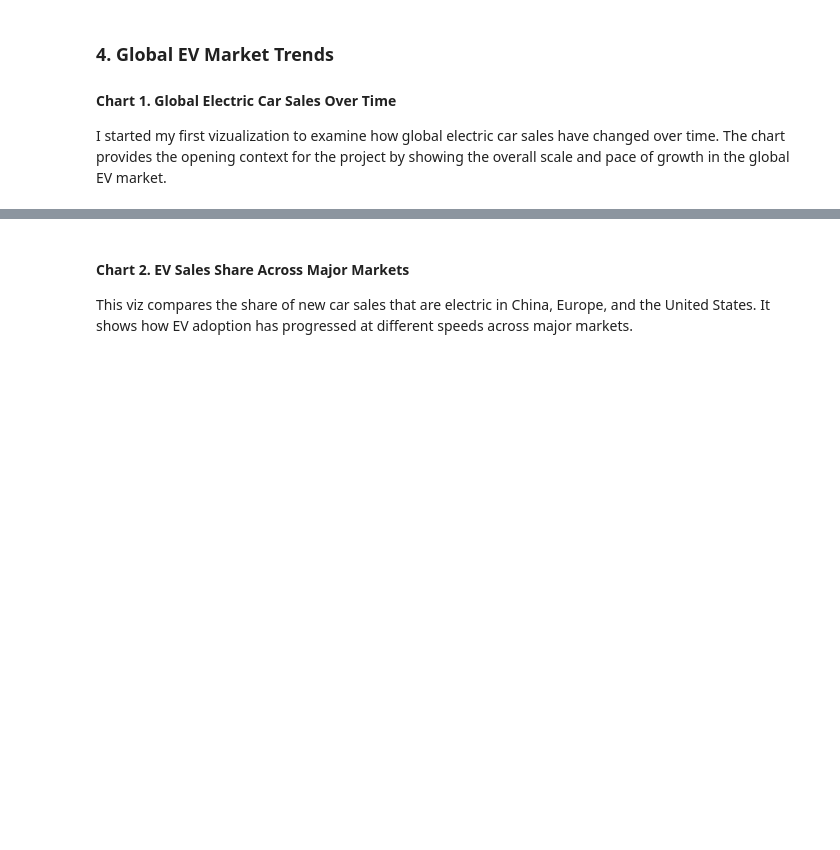
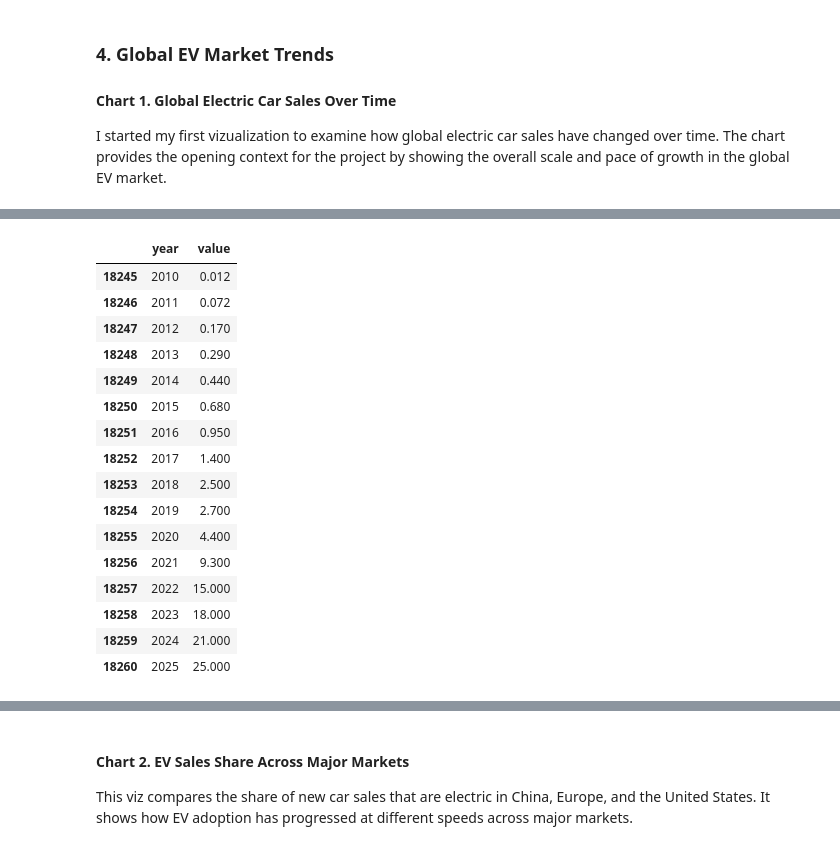
Before and after one commit to anurbekov/global-and-us-ev-visualization, a Jupyter notebook: notebooks/analysis.ipynb, the cells around one changed output, grey strips where cells are left out. Cells and saved outputs as stored; diff of their text form; code cells hidden in the pictures; blank space fills up the shorter version.

```diff
--- a/notebooks/analysis.ipynb
+++ b/notebooks/analysis.ipynb
@@ -175,3 +183,32 @@ chart1 = ev_theme(chart1)
 chart1
 # %% [output]
 [interactive output not drawn]
+# %%
+global_share = df[
+    (df["region_country"] == "World") &
+    (df["category"] == "Historical") &
+    (df["parameter"] == "EV sales share") &
+    (df["mode"] == "Cars") &
+    (df["powertrain"] == "EV")
+][["year", "value"]].copy()
+
+global_share = global_share.sort_values("year")
+global_share
+# %% [output]
+|  | year | value |
+| 18245 | 2010 | 0.012 |
+| 18246 | 2011 | 0.072 |
+| 18247 | 2012 | 0.170 |
+| 18248 | 2013 | 0.290 |
+| 18249 | 2014 | 0.440 |
+| 18250 | 2015 | 0.680 |
+| 18251 | 2016 | 0.950 |
+| 18252 | 2017 | 1.400 |
+| 18253 | 2018 | 2.500 |
+| 18254 | 2019 | 2.700 |
+| 18255 | 2020 | 4.400 |
+| 18256 | 2021 | 9.300 |
+| 18257 | 2022 | 15.000 |
+| 18258 | 2023 | 18.000 |
+| 18259 | 2024 | 21.000 |
+| 18260 | 2025 | 25.000 |
```
Also changed, not shown: parts of 38 cells of this notebook, 13 other files.
